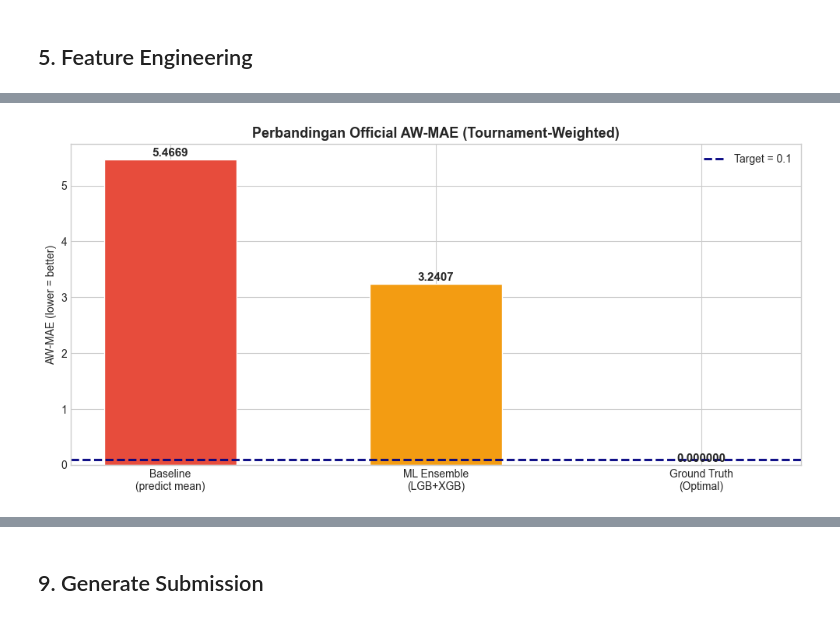
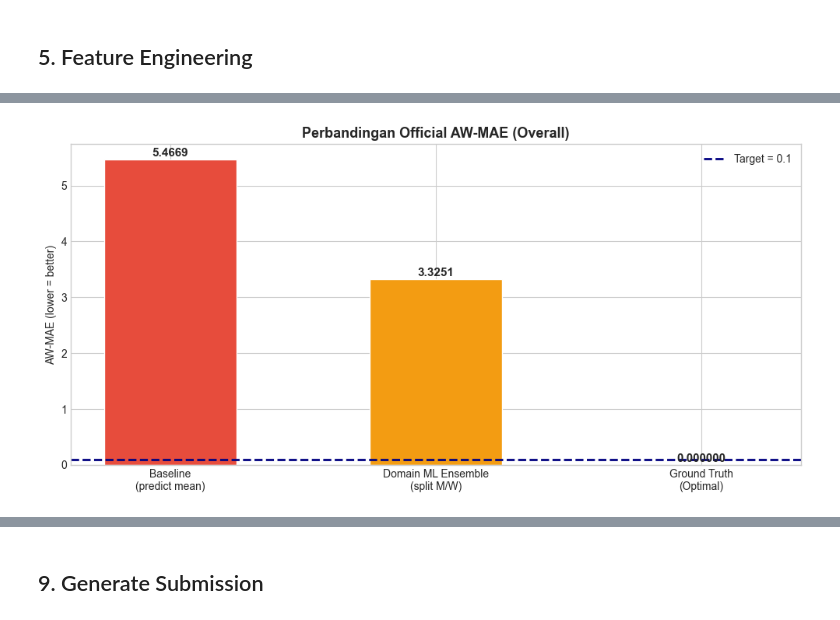
Before and after one commit to maulnite/gamafest-bcc-lagi-bawa-anak-baru, a Jupyter notebook: dump/football_goal_prediction_domain_split_MW.ipynb, the cells around one changed output, grey strips where cells are left out. Cells and saved outputs as stored; diff of their text form; code cells hidden in the pictures.

```diff
--- a/football_goal_prediction (experiment2).ipynb
+++ b/dump/football_goal_prediction_domain_split_MW.ipynb
@@ -828,0 +1178,12 @@ plt.show()
+# %%
+submission_domain = (
+    pd.concat([domain_results['M']['pred_df'], domain_results['W']['pred_df']], axis=0)
+      .sort_values('Id')
+      .reset_index(drop=True)
+)
+
+assert submission_domain['Id'].is_unique, 'Ada Id duplikat setelah merge domain!'
+assert len(submission_domain) == len(test), 'Jumlah baris submission hasil merge tidak sama dengan test!'
+
+print('Merged domain predictions ✓')
+print(submission_domain[['Id', 'gender', 'team', 'opponent', 'team_goals', 'opp_goals']].head(10))
@@ -881,36 +1411,70 @@ Model < 0.1 ? ❌
 # %%
-# Perbandingan visual
-methods = ['Baseline\n(predict mean)', 'ML Ensemble\n(LGB+XGB)', 'Ground Truth\n(Optimal)']
-scores  = [baseline_aw, model_aw, perfect_aw]
-colors  = ['#e74c3c', '#f39c12', '#27ae60']
+methods = ['Baseline\n(predict mean)', 'Domain ML Ensemble\n(split M/W)', 'Ground Truth\n(Optimal)']
+scores = [baseline_aw, model_aw, perfect_aw]
+colors = ['#e74c3c', '#f39c12', '#27ae60']
 
 fig, ax = plt.subplots(figsize=(10, 5))
 bars = ax.bar(methods, scores, color=colors, edgecolor='white', width=0.5)
 ax.axhline(0.1, color='navy', linestyle='--', linewidth=2, label='Target = 0.1')
-ax.set_title('Perbandingan Official AW-MAE (Tournament-Weighted)', fontsize=13, fontweight='bold')
+ax.set_title('Perbandingan Official AW-MAE (Overall)', fontsize=13, fontweight='bold')
 ax.set_ylabel('AW-MAE (lower = better)')
 ax.legend()
 for bar, v in zip(bars, scores):
     label = f'{v:.4f}' if v > 0.001 else f'{v:.6f}'
-    ax.text(bar.get_x() + bar.get_width()/2, bar.get_height() + max(scores)*0.01,
+    ax.text(bar.get_x() + bar.get_width() / 2, bar.get_height() + max(scores) * 0.01,
             label, ha='center', fontweight='bold', fontsize=11)
-plt.tight_layout(); plt.show()
+plt.tight_layout()
+plt.show()
 
-# Breakdown loss per weight group
-pred_df = test_with_gt.copy()
-pred_df['t_weight']   = tw
-pred_df['match_loss'] = official_match_loss(
-    pred_df['team_goals'], pred_df['opp_goals'],
-    pred_team_int, pred_opp_int
+by_gender_plot = gender_scores_df.set_index('gender')[['baseline_awmae', 'model_awmae']]
+by_gender_plot.columns = ['Baseline', 'Domain ML']
+
+fig, ax = plt.subplots(figsize=(9, 5))
+x = np.arange(len(by_gender_plot.index))
+width = 0.35
+
+bars1 = ax.bar(x - width / 2, by_gender_plot['Baseline'], width, label='Baseline', color='#3498db')
+bars2 = ax.bar(x + width / 2, by_gender_plot['Domain ML'], width, label='Domain ML', color='#e91e63')
+
+ax.axhline(0.1, color='navy', linestyle='--', linewidth=2, label='Target = 0.1')
+ax.set_xticks(x)
+ax.set_xticklabels(by_gender_plot.index)
+ax.set_ylabel('AW-MAE (lower = better)')
+ax.set_title('Perbandingan Official AW-MAE by Gender (Tournament-Weighted)', fontsize=13, fontweight='bold')
+ax.legend()
+
+for bars in [bars1, bars2]:
+    for bar in bars:
+        v = bar.get_height()
+        ax.text(bar.get_x() + bar.get_width() / 2, v + max(by_gender_plot.max()) * 0.015,
+                f'{v:.4f}', ha='center', fontweight='bold', fontsize=10)
+
+plt.tight_layout()
+plt.show()
+
+pred_loss_df = pred_eval.copy()
+pred_loss_df['t_weight'] = tw
+pred_loss_df['match_loss'] = official_match_loss(
+    pred_loss_df['team_goals_true'],
+    pred_loss_df['opp_goals_true'],
+    pred_loss_df['team_goals_pred'],
+    pred_loss_df['opp_goals_pred']
 )
-pred_df['wlabel'] = pred_df['t_weight'].map({
-    2.0: 'Asian Cup / AFC (2.0)',
-    1.8: 'World Cup (1.8)',
-    1.2: 'Default (1.2)',
-    0.96: 'Friendly (0.96)'
-})
-print('\nAvg match loss by tournament weight (ML model):')
-print(pred_df.groupby('wlabel')['match_loss'].mean()
-      .sort_values(ascending=False).to_string())
+
+print('\nAvg match loss by tournament weight (domain model):')
+print(
+    pred_loss_df.assign(
+        wlabel=pred_loss_df['t_weight'].map({
+            2.0: 'Asian Cup / AFC (2.0)',
+            1.8: 'World Cup (1.8)',
+            1.2: 'Default (1.2)',
+            0.96: 'Friendly (0.96)'
+        })
+    )
+    .groupby('wlabel')['match_loss']
+    .mean()
+    .sort_values(ascending=False)
+    .to_string()
+)
 # %% [output]
-[figure, old version]
+[figure, new version]
```
Also changed, not shown: parts of 27 cells of this notebook, 14 other files.
